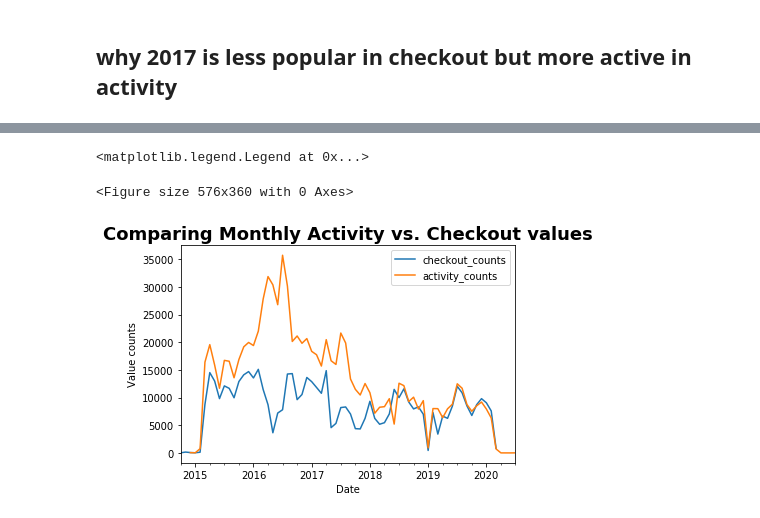
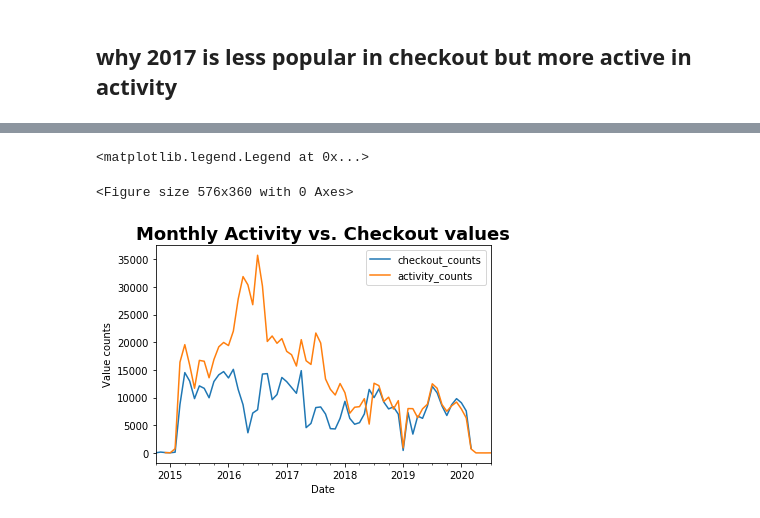
Before and after one commit to ShirinStar/Pen_Data_Dictionary, a Jupyter notebook: data/checkout time VS activity time.ipynb, the cells around one changed output, grey strips where cells are left out. Drawn from its saved outputs; the diff is of its cells as text; code cells hidden in the pictures.

```diff
--- a/data/checkout time VS activity time.ipynb
+++ b/data/checkout time VS activity time.ipynb
@@ -145,12 +133,12 @@ join_monthly_value
 # %%
 plt.figure(figsize=(8,5))
 join_monthly_value.plot()
 plt.xlabel('Date')
 plt.ylabel('Value counts')
-plt.title('Comparing Monthly Activity vs. Checkout values', fontdict={'fontweight': 'bold', 'fontsize':18})
+plt.title('Monthly Activity vs. Checkout values', fontdict={'fontweight': 'bold', 'fontsize':18})
 plt.legend()
 # plt.savefig(Monthly_value_checkout_activity.png', dpi=300)
 # %% [output]
 <matplotlib.legend.Legend at 0x...>
 <Figure size 576x360 with 0 Axes>
-[figure, old version]
+[figure, new version]
```
Also changed, not shown: parts of 3 cells of this notebook, 7 other files.
